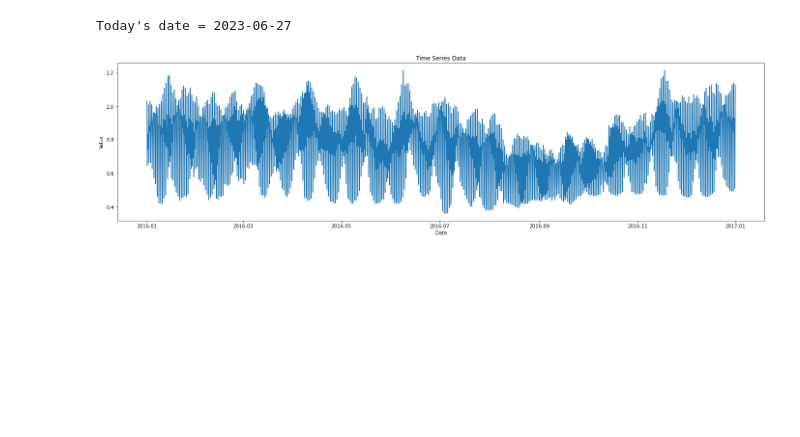
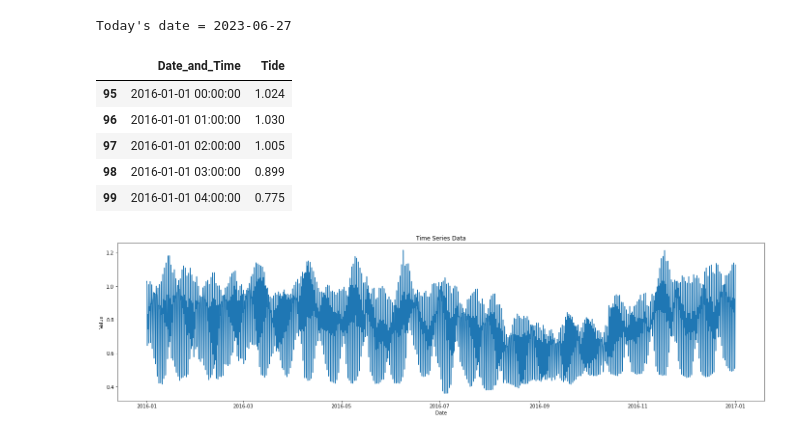
Before and after one commit to ravi19ved/tide-analysis, a Jupyter notebook: spectral-analysis/time_series_analysis.ipynb, the cells around one changed output. Drawn from its saved outputs; the diff is of its cells as text; code cells hidden in the pictures; blank space fills up the shorter version.

```diff
--- a/spectral-analysis/time_series_analysis.ipynb
+++ b/spectral-analysis/time_series_analysis.ipynb
@@ -16,5 +16,14 @@ data = data.sort_values(by = "Date and Time")
 # %% [output]
 Today's date = 2023-06-27
+# %%
+data.head()
+# %% [output]
+|  | Date_and_Time | Tide |
+| 95 | 2016-01-01 00:00:00 | 1.024 |
+| 96 | 2016-01-01 01:00:00 | 1.030 |
+| 97 | 2016-01-01 02:00:00 | 1.005 |
+| 98 | 2016-01-01 03:00:00 | 0.899 |
+| 99 | 2016-01-01 04:00:00 | 0.775 |
 # %%
 # Plot the time series data
 plt.figure(figsize=(24,6))
```
Also changed, not shown: parts of 7 cells of this notebook.
